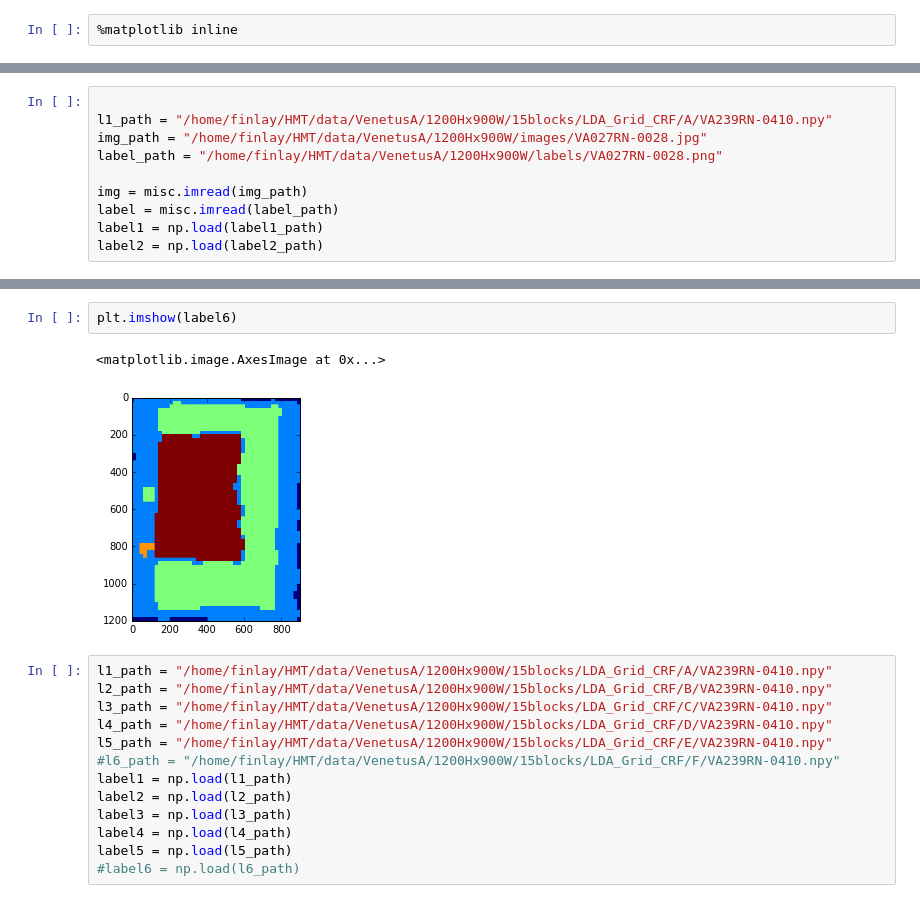
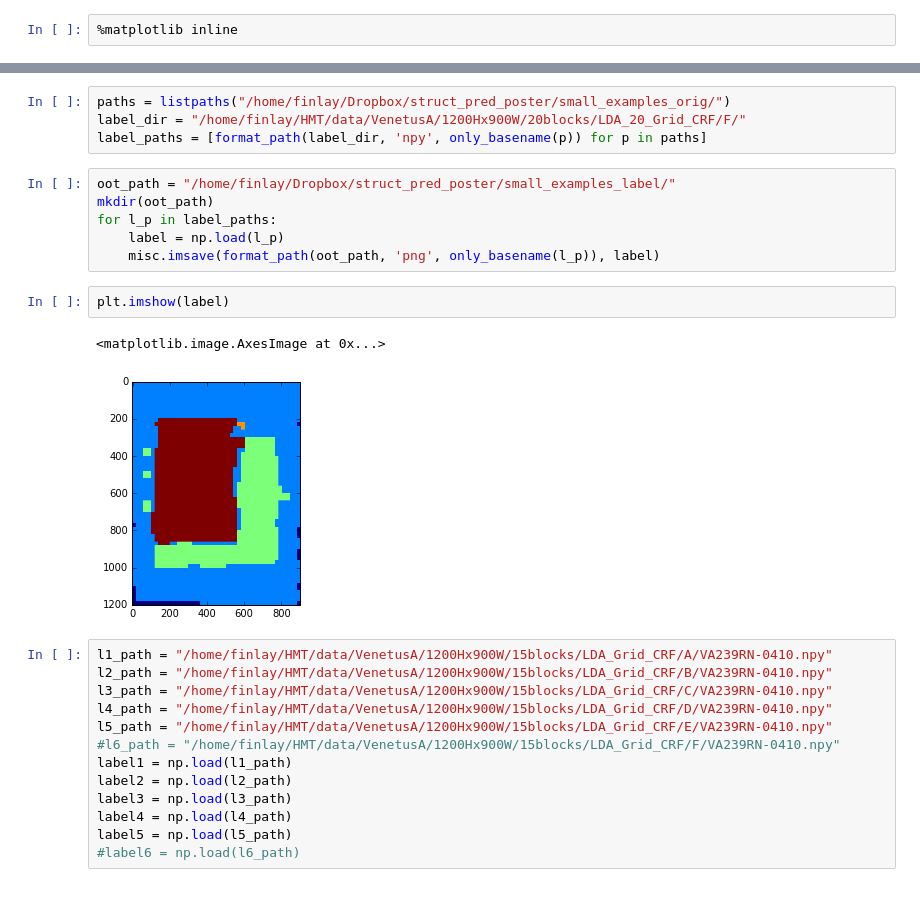
Before and after one commit to fmcc/mss_layout_analysis, a Jupyter notebook: notebooks/Scratch.ipynb, the cells around one changed output, grey strips where cells are left out. Cells and saved outputs as stored; diff of their text form.

Commit message:
Need to finish off plots at home once colours sorted.
Former-commit-id: 60819f42d1cc423648647d96a8c745cc34d17806

```diff
--- a/notebooks/Scratch.ipynb
+++ b/notebooks/Scratch.ipynb
@@ -13,10 +7,0 @@ from skimage.transform import *
-# %%
-
-l1_path = "/home/finlay/HMT/data/VenetusA/1200Hx900W/15blocks/LDA_Grid_CRF/A/VA239RN-0410.npy"
-img_path = "/home/finlay/HMT/data/VenetusA/1200Hx900W/images/VA027RN-0028.jpg"
-label_path = "/home/finlay/HMT/data/VenetusA/1200Hx900W/labels/VA027RN-0028.png"
-
-img = misc.imread(img_path)
-label = misc.imread(label_path)
-label1 = np.load(label1_path)
-label2 = np.load(label2_path)
@@ -36,8 +8,18 @@ label6 = np.load(l6_path)
+# %%
+paths = listpaths("/home/finlay/Dropbox/struct_pred_poster/small_examples_orig/")
+label_dir = "/home/finlay/HMT/data/VenetusA/1200Hx900W/20blocks/LDA_20_Grid_CRF/F/"
+label_paths = [format_path(label_dir, 'npy', only_basename(p)) for p in paths]
+# %%
+oot_path = "/home/finlay/Dropbox/struct_pred_poster/small_examples_label/"
+mkdir(oot_path)
+for l_p in label_paths:
+    label = np.load(l_p)
+    misc.imsave(format_path(oot_path, 'png', only_basename(l_p)), label)
 # %%
-plt.imshow(label6)
+plt.imshow(label)
 # %% [output]
 <matplotlib.image.AxesImage at 0x...>
-[figure, old version]
+[figure, new version]
 # %%
 l1_path = "/home/finlay/HMT/data/VenetusA/1200Hx900W/15blocks/LDA_Grid_CRF/A/VA239RN-0410.npy"
 l2_path = "/home/finlay/HMT/data/VenetusA/1200Hx900W/15blocks/LDA_Grid_CRF/B/VA239RN-0410.npy"
```
Also changed, not shown: parts of 2 cells of this notebook, 5 other files.
